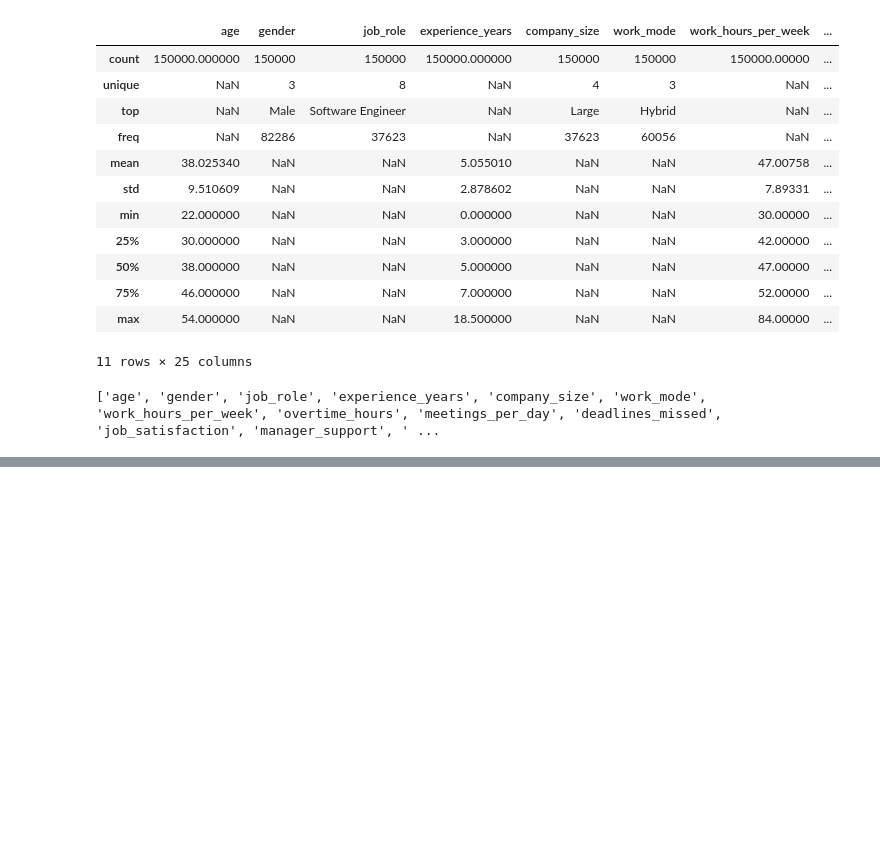
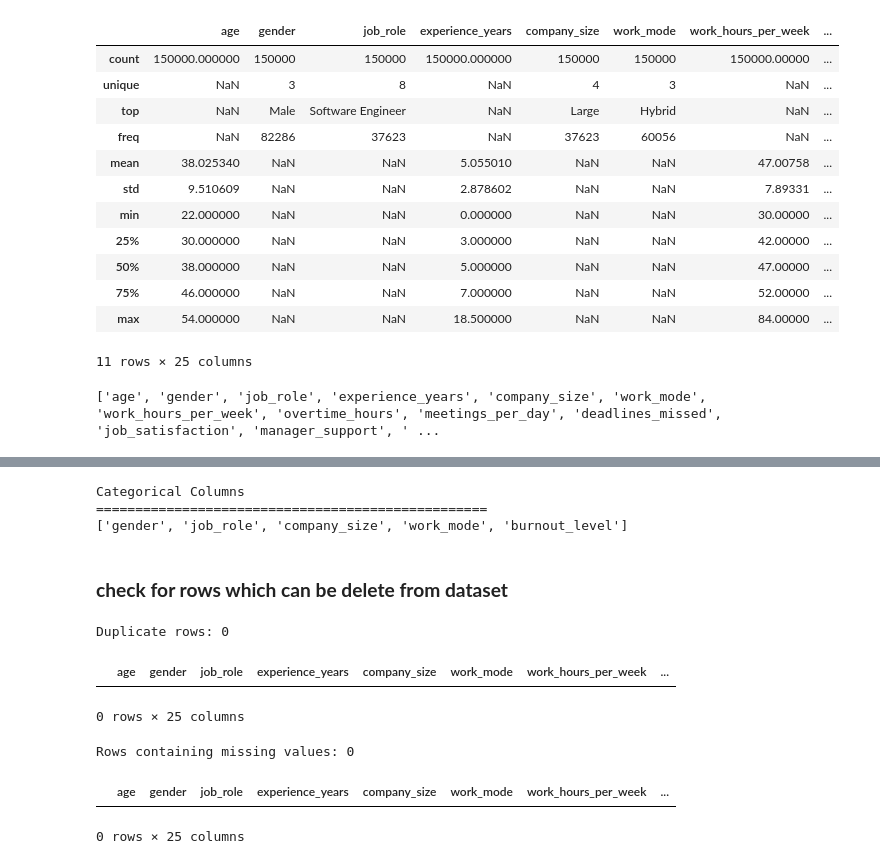
Before and after one commit to krishamangukiya/Burnout-detection-ai, a Jupyter notebook: ml/data_inspection.ipynb, the cells around one changed output, grey strips where cells are left out. Cells and saved outputs as stored; diff of their text form; code cells hidden in the pictures; blank space fills up the shorter version.

```diff
--- a/ml/data_inspection.ipynb
+++ b/ml/data_inspection.ipynb
@@ -120,0 +219,31 @@ print
+# %%
+print("\nCategorical Columns")
+print("=" * 50)
+
+categorical_cols = df.select_dtypes(include="object").columns.tolist()
+
+print(categorical_cols)
+# %% [output]
+Categorical Columns
+==================================================
+['gender', 'job_role', 'company_size', 'work_mode', 'burnout_level']
+# %% [markdown]
+### **check for rows which can be delete from dataset**
+# %%
+duplicates = df[df.duplicated(keep=False)]
+
+print("Duplicate rows:", len(duplicates))
+display(duplicates.head(20))
+# %% [output]
+Duplicate rows: 0
+|  | age | gender | job_role | experience_years | company_size | work_mode | work_hours_per_week | ... |
+0 rows × 25 columns
+# %%
+missing_rows = df[df.isnull().any(axis=1)]
+
+print("Rows containing missing values:", len(missing_rows))
+display(missing_rows.head(20))
+# %% [output]
+Rows containing missing values: 0
+|  | age | gender | job_role | experience_years | company_size | work_mode | work_hours_per_week | ... |
+0 rows × 25 columns
```
Also changed, not shown: parts of 38 cells of this notebook, 2 other files.
